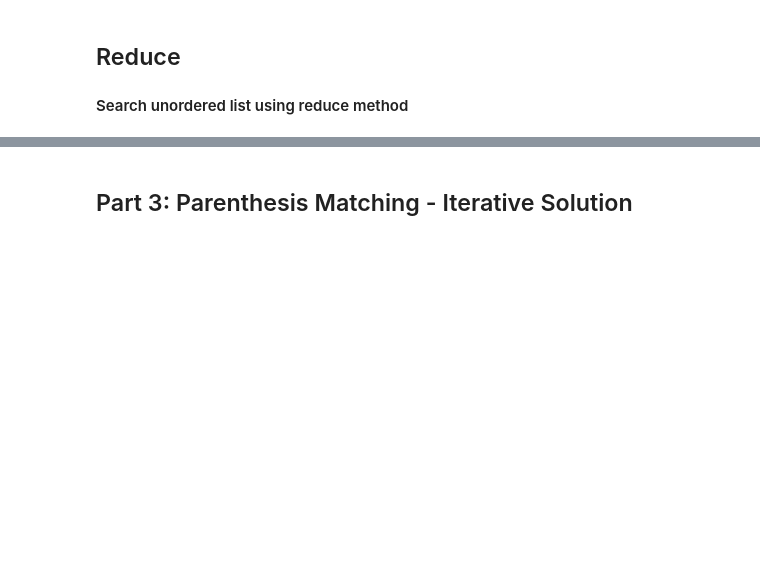
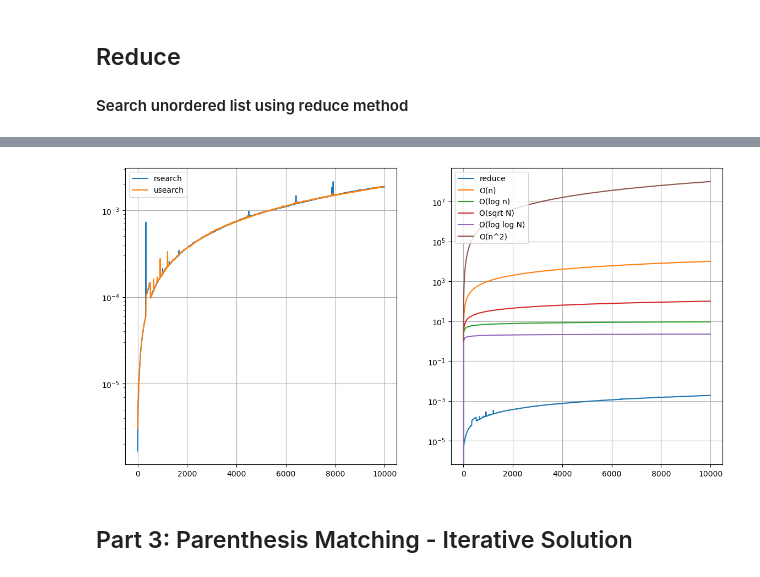
Before and after one commit to tulane-cmps6610-fall-2025/problem-set-03-arturoAltamirano, a Jupyter notebook: testingSolutions.ipynb, the cells around one changed output, grey strips where cells are left out. Drawn from its saved outputs; the diff is of its cells as text; code cells hidden in the pictures; blank space fills up the shorter version.

```diff
--- a/testingSolutions.ipynb
+++ b/testingSolutions.ipynb
@@ -130,6 +132,9 @@ def ureduce(f, id_, a):
 def rsearch(L, x):
     return reduce(bool.__or__, False, [e == x for e in L])
 
+def usearch(L, x):
+    return ureduce(bool.__or__, False, [e == x for e in L])
+
 def test_rsearch():
     assert rsearch([1, 3, 5, 4, 2, 9, 7], 2) == (2 in [1, 3, 5, 4, 2, 9, 7])
     assert rsearch([1, 3, 5, 2, 9, 7], 7) == (7 in [1, 3, 5, 2, 9, 7])
@@ -196,3 +202,60 @@ compare_algorithm_2()
+# %%
+def compare_algorithm_3():
+    iterTimes2 = []
+    iterTimes3 = []
+    sizes = list(np.arange(1, 10000, 10))
+
+    for n in sizes:
+        mylist = [random.choice([1,2,3,4,5,6,7,8,9]) for _ in range(n)]
+        #print(mylist)
+        elapsed_usearch = time_searches(mylist, usearch)
+        iterTimes3.append(elapsed_usearch)
+        elapsed_rsearch = time_searches(mylist, rsearch)
+        iterTimes2.append(elapsed_rsearch)
+
+    fig, (ax1, ax2) = plt.subplots(1, 2)
+    fig.set_figheight(7)
+    fig.set_figwidth(14)
+
+    ax1.plot(sizes, iterTimes2, label="rsearch")
+    ax1.plot(sizes, iterTimes3, label="usearch")
+    ax1.legend()
+    ax1.grid(True)
+    ax1.set_yscale("log")
+
+    ax2.plot(sizes, iterTimes3, label="reduce")
+
+    # O(n)
+    n_values = np.arange(1, 10000, 10)
+
+    # O(n^2)
+    n_values_squared = n_values ** 2
+
+    # O(log n)
+    log_values = np.log(n_values)
+
+    # sqrt of N
+    sqrtN = np.sqrt(n_values)
+
+    # log log n
+    loglog_values = np.log(np.log(n_values))
+
+    #take some values to plot the different functions
+    ax2.plot(n_values, n_values, label="O(n)")
+    ax2.plot(n_values, log_values, label="O(log n)")
+    ax2.plot(n_values, sqrtN, label="O(sqrt N)")
+    ax2.plot(n_values, loglog_values, label="O(log log N)")
+    ax2.plot(n_values, n_values_squared, label="O(n^2)")
+
+    ax2.legend()
+    ax2.grid(True)
+    ax2.set_yscale("log")
+
+    plt.show()
+
+compare_algorithm_3()
+# %% [output]
+[figure, added]
 # %% [markdown]
 ## Part 3: Parenthesis Matching - Iterative Solution
 # %%
```
Also changed, not shown: parts of 3 cells of this notebook, 1 other file.
